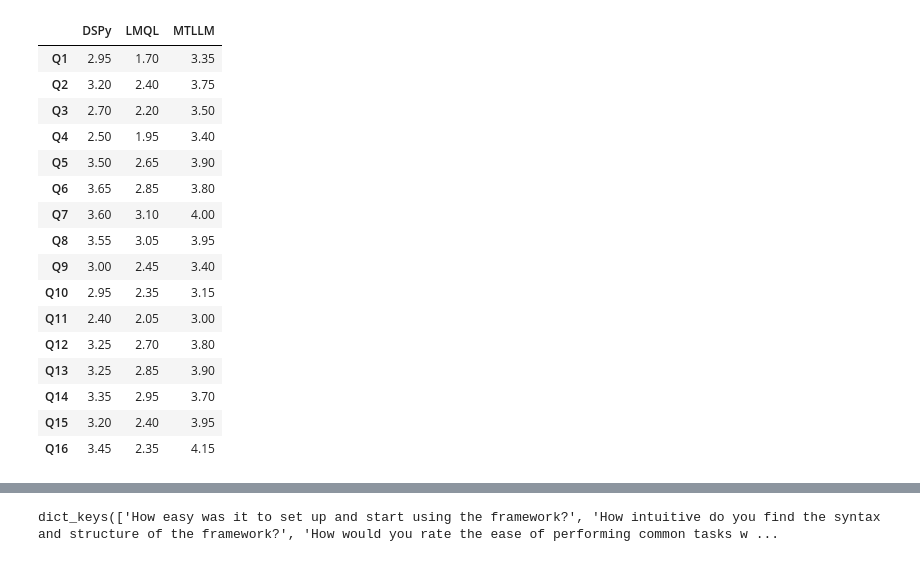
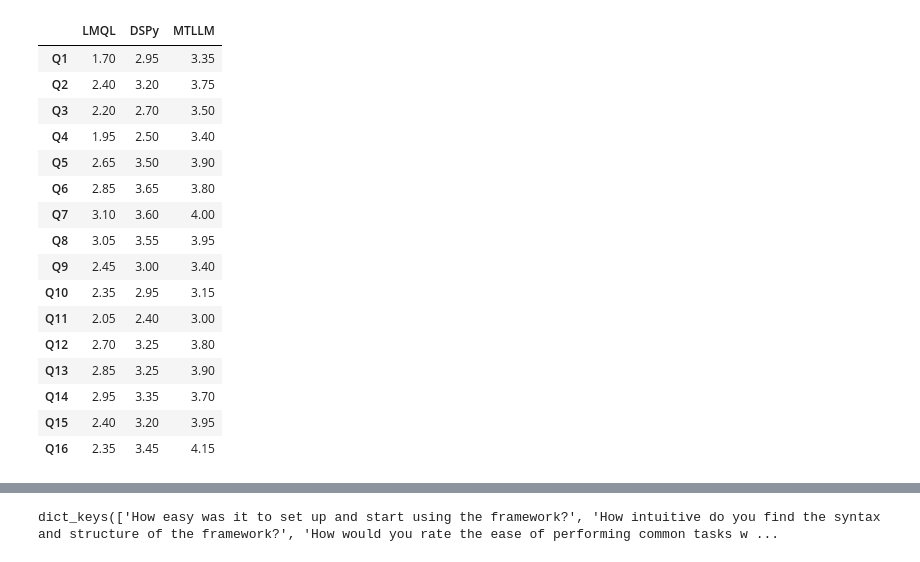
Before and after one commit to Jaseci-Labs/mtllm-evaluation, a Jupyter notebook: usabiity study/data.ipynb, the cells around one changed output, grey strips where cells are left out. Saved outputs shown, nothing was run; the diff lists cells and outputs as text; code cells hidden in the pictures.

```diff
--- a/usabiity study/data.ipynb
+++ b/usabiity study/data.ipynb
@@ -25,3 +25,6 @@ for key in keys:
             if question not in questions.keys():
                 questions[question] = pd.DataFrame()
             questions[question][framework] = (((data.map(lambda x: x[0] if isinstance(x, str) else x))[key]).astype(int))
+
+for question in questions.keys():
+    questions[question] = questions[question][['[LMQL]','[DSPy]','[MTLLM]']]
@@ -48,33 +51,33 @@ questions
 # %%
 questions_avg = {}
 i=1
 for question, df in questions.items():
     means = list((df.mean()))
     questions_avg['Q'+str(i)] = means
     # questions_avg['Q'+str(i)].rename(columns={'[DSPy]':'DSPy', '[LMQL]':'LMQL', '[MTLLM]':'MTLLM'}, inplace=True)
     i += 1
 
-questions_avg = pd.DataFrame(questions_avg, index=['DSPy', 'LMQL', 'MTLLM']).T
+questions_avg = pd.DataFrame(questions_avg, index=['LMQL','DSPy', 'MTLLM']).T
 
 questions_avg
 # %% [output]
-|  | DSPy | LMQL | MTLLM |
-| Q1 | 2.95 | 1.70 | 3.35 |
-| Q2 | 3.20 | 2.40 | 3.75 |
-| Q3 | 2.70 | 2.20 | 3.50 |
-| Q4 | 2.50 | 1.95 | 3.40 |
-| Q5 | 3.50 | 2.65 | 3.90 |
-| Q6 | 3.65 | 2.85 | 3.80 |
-| Q7 | 3.60 | 3.10 | 4.00 |
-| Q8 | 3.55 | 3.05 | 3.95 |
-| Q9 | 3.00 | 2.45 | 3.40 |
-| Q10 | 2.95 | 2.35 | 3.15 |
-| Q11 | 2.40 | 2.05 | 3.00 |
-| Q12 | 3.25 | 2.70 | 3.80 |
-| Q13 | 3.25 | 2.85 | 3.90 |
-| Q14 | 3.35 | 2.95 | 3.70 |
-| Q15 | 3.20 | 2.40 | 3.95 |
-| Q16 | 3.45 | 2.35 | 4.15 |
+|  | LMQL | DSPy | MTLLM |
+| Q1 | 1.70 | 2.95 | 3.35 |
+| Q2 | 2.40 | 3.20 | 3.75 |
+| Q3 | 2.20 | 2.70 | 3.50 |
+| Q4 | 1.95 | 2.50 | 3.40 |
+| Q5 | 2.65 | 3.50 | 3.90 |
+| Q6 | 2.85 | 3.65 | 3.80 |
+| Q7 | 3.10 | 3.60 | 4.00 |
+| Q8 | 3.05 | 3.55 | 3.95 |
+| Q9 | 2.45 | 3.00 | 3.40 |
+| Q10 | 2.35 | 2.95 | 3.15 |
+| Q11 | 2.05 | 2.40 | 3.00 |
+| Q12 | 2.70 | 3.25 | 3.80 |
+| Q13 | 2.85 | 3.25 | 3.90 |
+| Q14 | 2.95 | 3.35 | 3.70 |
+| Q15 | 2.40 | 3.20 | 3.95 |
+| Q16 | 2.35 | 3.45 | 4.15 |
 # %%
 plt.rcParams.update({
     "text.usetex": True,
```
Also changed, not shown: parts of 4 cells of this notebook, 6 other files.
